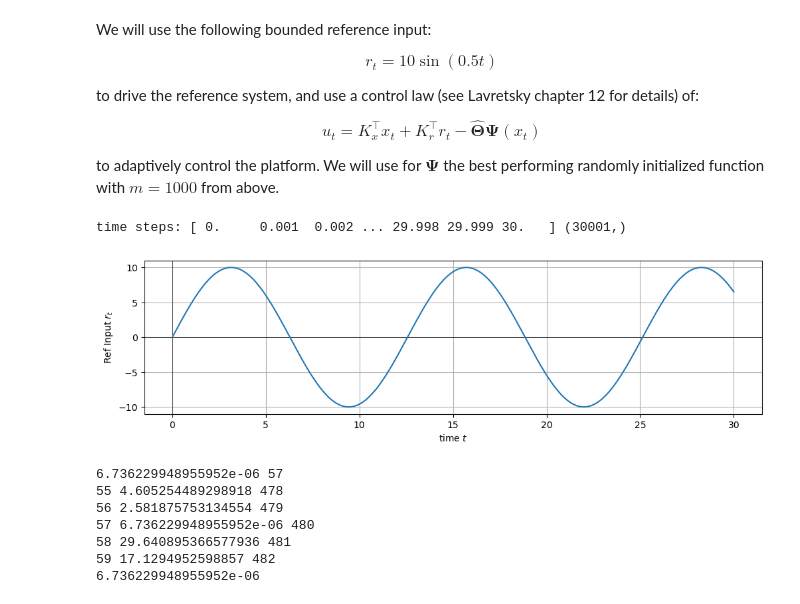
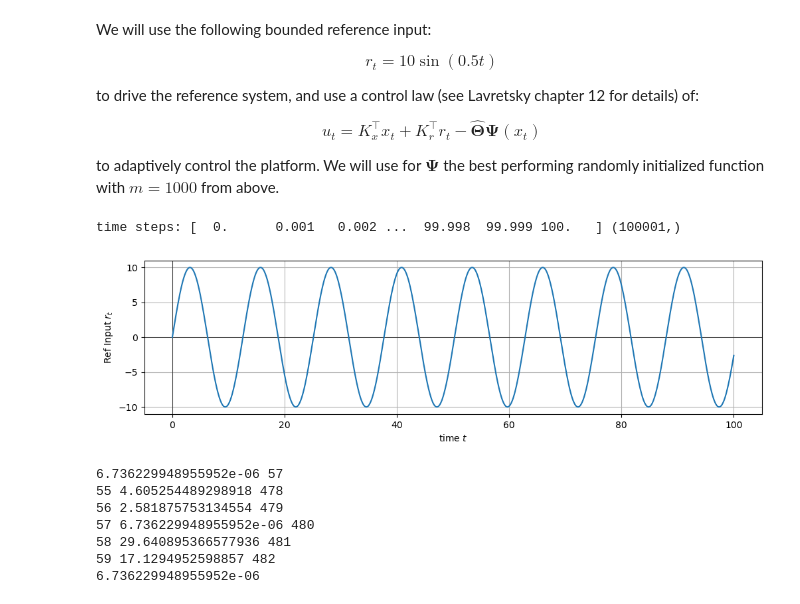
Before and after one commit to tylerlekang/CDC2024, a Jupyter notebook: CDC2024_simulation.ipynb, the cells around one changed output. Cells and saved outputs as stored; diff of their text form; code cells hidden in the pictures.

```diff
--- a/CDC2024_simulation.ipynb
+++ b/CDC2024_simulation.ipynb
@@ -356,10 +335,10 @@ $$
 
 to adaptively control the platform. We will use for $\bm\Psi$ the best performing randomly initialized function with $m=1000$ from above.
 # %%
-r = c24.setRefInput(t0 = 0,tf = 30,dt = 0.001, w = 0.5, c = 10, plot=True)
+r = c24.setRefInput(t0 = 0,tf = 100,dt = 0.001, w = 0.5, c = 10, plot=True)
 # %% [output]
-time steps: [ 0.     0.001  0.002 ... 29.998 29.999 30.   ] (30001,)
+time steps: [  0.      0.001   0.002 ...  99.998  99.999 100.   ] (100001,)
-[figure, old version]
+[figure, new version]
 # %%
 # here we are finding the arg for the best performing m=1000 randomly initialized Psi function, from above
 maxErrs_m1000_cat = np.concatenate(maxErrs_m)
```
Also changed, not shown: parts of 17 cells of this notebook, 1 other file.
